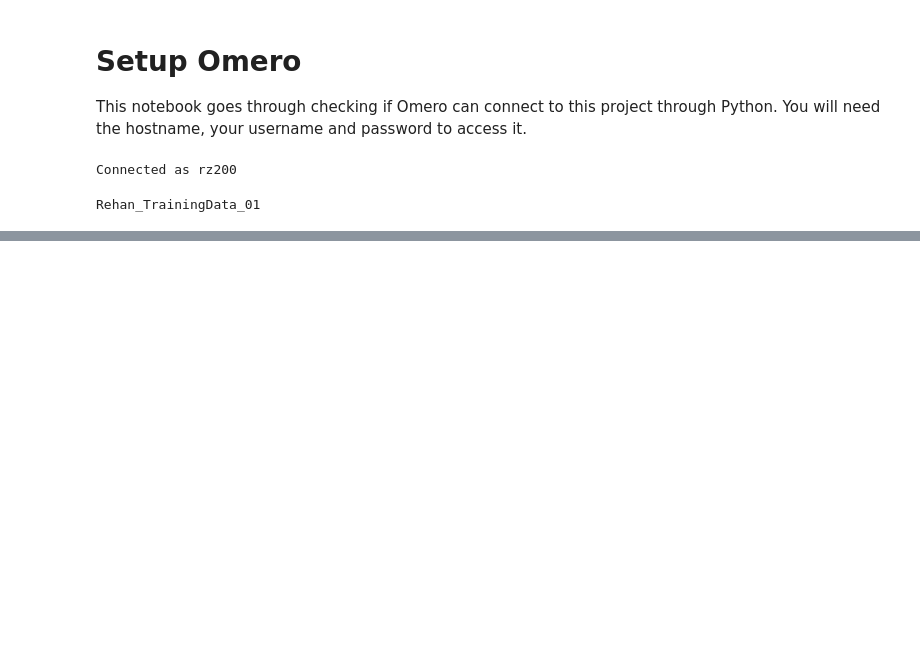
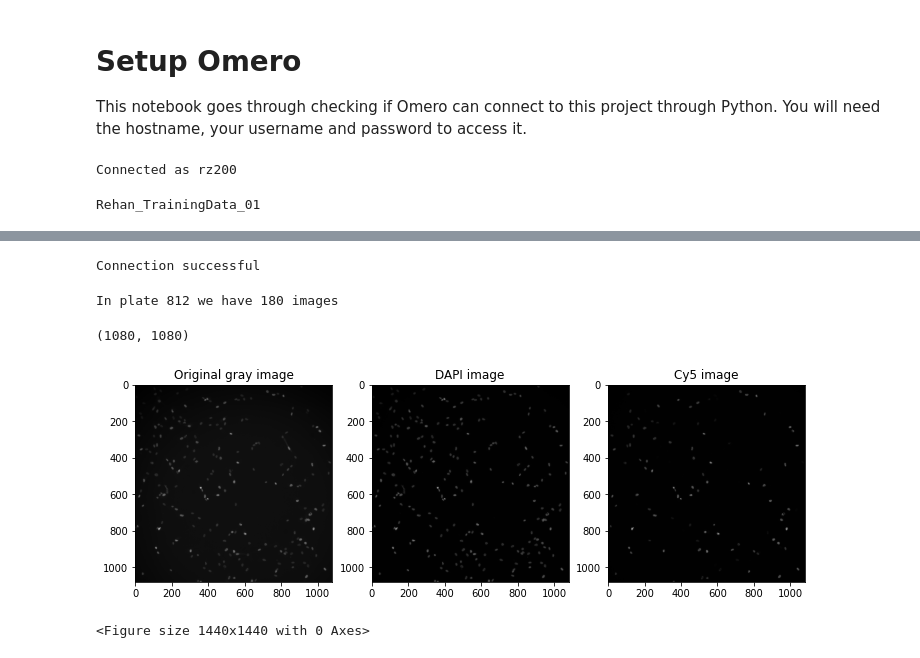
Before and after one commit to rzuberi/cell-SCT, a Jupyter notebook: omero_setup.ipynb, the cells around one changed output, grey strips where cells are left out. Saved outputs shown, nothing was run; the diff lists cells and outputs as text; code cells hidden in the pictures; blank space fills up the shorter version.

Commit message:
made big advancements in cell cycle classification in the omero_setup notebook, started using ezomero

```diff
--- a/omero_setup.ipynb
+++ b/omero_setup.ipynb
@@ -400,0 +113,54 @@ image_sizes = np.arra
+# %%
+import ezomero
+
+HOST = 'ome2.hpc.sussex.ac.uk' #change if different
+port=4064
+conn = ezomero.connect(user='rz200',password='omeroreset',group='',host=HOST,port=4064,secure=True)
+if conn: print('Connection successful')
+else: print('Unsuccessful')
+# %% [output]
+Connection successful
+# %%
+plate = 812
+image_ids = ezomero.get_image_ids(conn,plate=plate)
+print('In plate',plate,'we have',len(image_ids),'images')
+# %% [output]
+In plate 812 we have 180 images
+# %%
+import numpy as np
+image = ezomero.get_image(conn,image_id=image_ids[0]) #this gets the first image, it has 4 channels
+ori_img = np.reshape(image[1],(1080,1080,4)) #full_image with 4 channels
+gray_img = np.average(np.reshape(image[1],(1080,1080,4)), axis=-1) #averaged out original img
+dapi_img = np.reshape(image[1],(1080,1080,4))[:,:,0] #channel 0 is DAPI
+cy5_img = np.reshape(image[1],(1080,1080,4))[:,:,1] #channel 1 is Cy5
+# %%
+print(gray_img.shape)
+# %% [output]
+(1080, 1080)
+# %%
+import matplotlib.pyplot as plt
+plt.figure(figsize=(12,12))
+plt.subplot(1,3,1)
+plt.title('Original gray image')
+plt.imshow(gray_img,cmap='gray')
+plt.subplot(1,3,2)
+plt.title('DAPI image')
+plt.imshow(dapi_img,cmap='gray')
+plt.subplot(1,3,3)
+plt.title('Cy5 image')
+plt.imshow(cy5_img,cmap='gray')
+plt.show()
+# %% [output]
+[figure, added]
+# %%
+from segmentation.seg_functions import make_predictions, display_imgs
+#Now that we have the images, we have to make the crops
+#We'll get the coordinates around the gray image and then apply them on the DAPI and Cy5 images
+from cellpose import io
+#First we have to put the image into a directory
+
+#images_data = io.load_train_test_data(images_dir, mask_filter='_seg.npy')[:2]  # loads the test data
+predictions = make_predictions(model_dir,images_dir)
+display_imgs(predictions)
+# %% [output]
+<Figure size 1440x1440 with 0 Axes>
```
Also changed, not shown: parts of 40 cells of this notebook, 9 other files.
